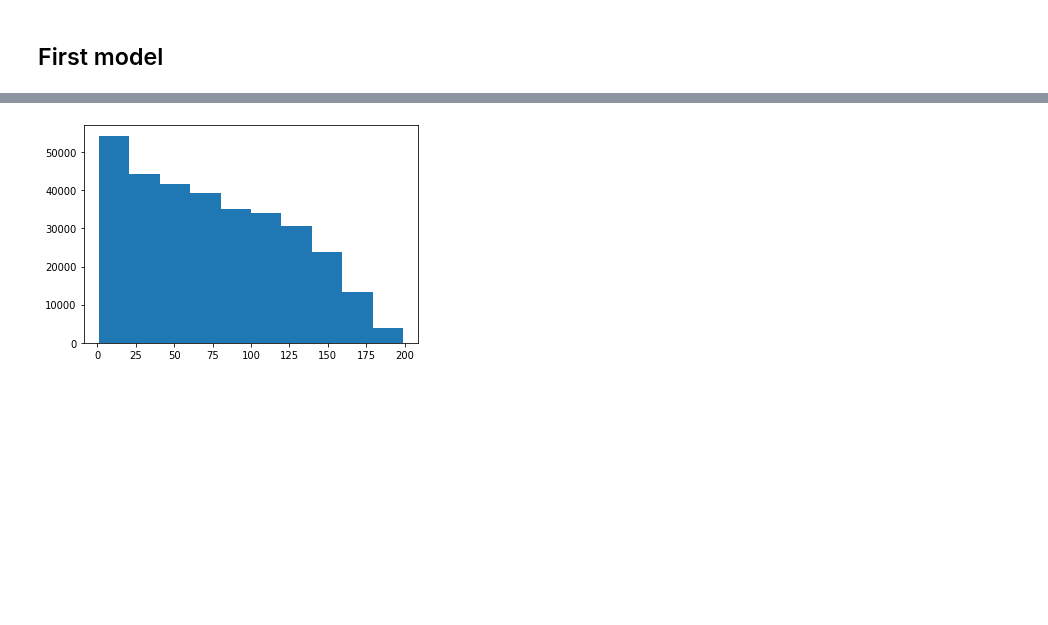
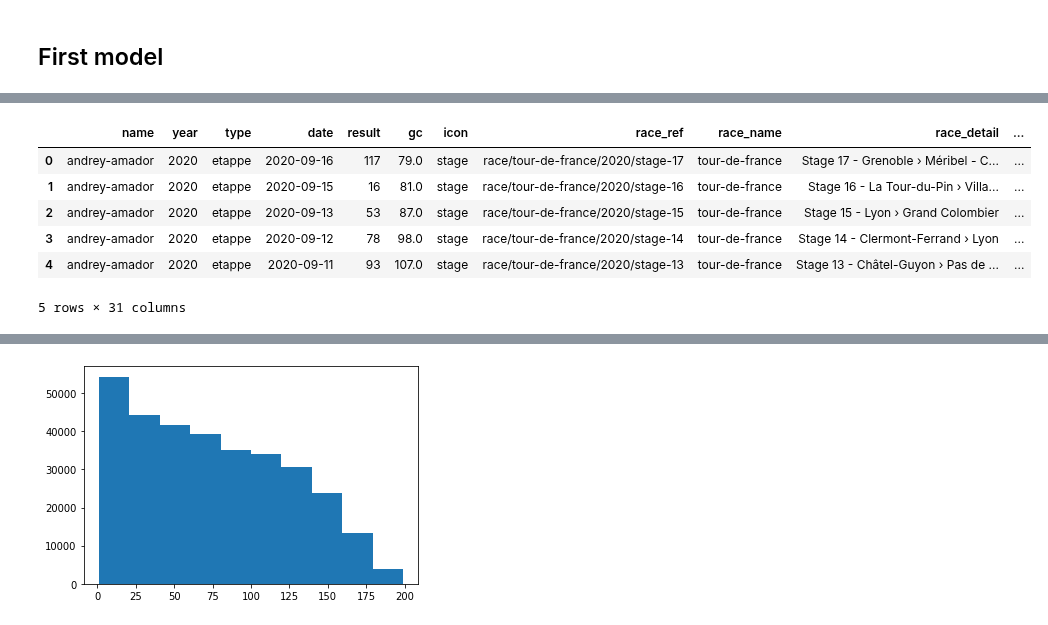
Before and after one commit to Michiel-DK/cycling, a Jupyter notebook: rnn_clean.ipynb, the cells around one changed output, grey strips where cells are left out. Cells and saved outputs as stored; diff of their text form; code cells hidden in the pictures; blank space fills up the shorter version.

```diff
--- a/rnn_clean.ipynb
+++ b/rnn_clean.ipynb
@@ -474,0 +478,11 @@ Name: result, Length: 320724, dtype: int64
+# %%
+merged_test = merged_df.merge(participants[['team', 'name', 'year']], on=['name', 'year'])
+merged_test.head()
+# %% [output]
+|  | name | year | type | date | result | gc | icon | race_ref | race_name | race_detail | ... |
+| 0 | andrey-amador | 2020 | etappe | 2020-09-16 | 117 | 79.0 | stage | race/tour-de-france/2020/stage-17 | tour-de-france | Stage 17 - Grenoble › Méribel - C... | ... |
+| 1 | andrey-amador | 2020 | etappe | 2020-09-15 | 16 | 81.0 | stage | race/tour-de-france/2020/stage-16 | tour-de-france | Stage 16 - La Tour-du-Pin › Villa... | ... |
+| 2 | andrey-amador | 2020 | etappe | 2020-09-13 | 53 | 87.0 | stage | race/tour-de-france/2020/stage-15 | tour-de-france | Stage 15 - Lyon › Grand Colombier | ... |
+| 3 | andrey-amador | 2020 | etappe | 2020-09-12 | 78 | 98.0 | stage | race/tour-de-france/2020/stage-14 | tour-de-france | Stage 14 - Clermont-Ferrand › Lyon | ... |
+| 4 | andrey-amador | 2020 | etappe | 2020-09-11 | 93 | 107.0 | stage | race/tour-de-france/2020/stage-13 | tour-de-france | Stage 13 - Châtel-Guyon › Pas de ... | ... |
+5 rows × 31 columns
```
Also changed, not shown: parts of 10 cells of this notebook, 1 other file.
